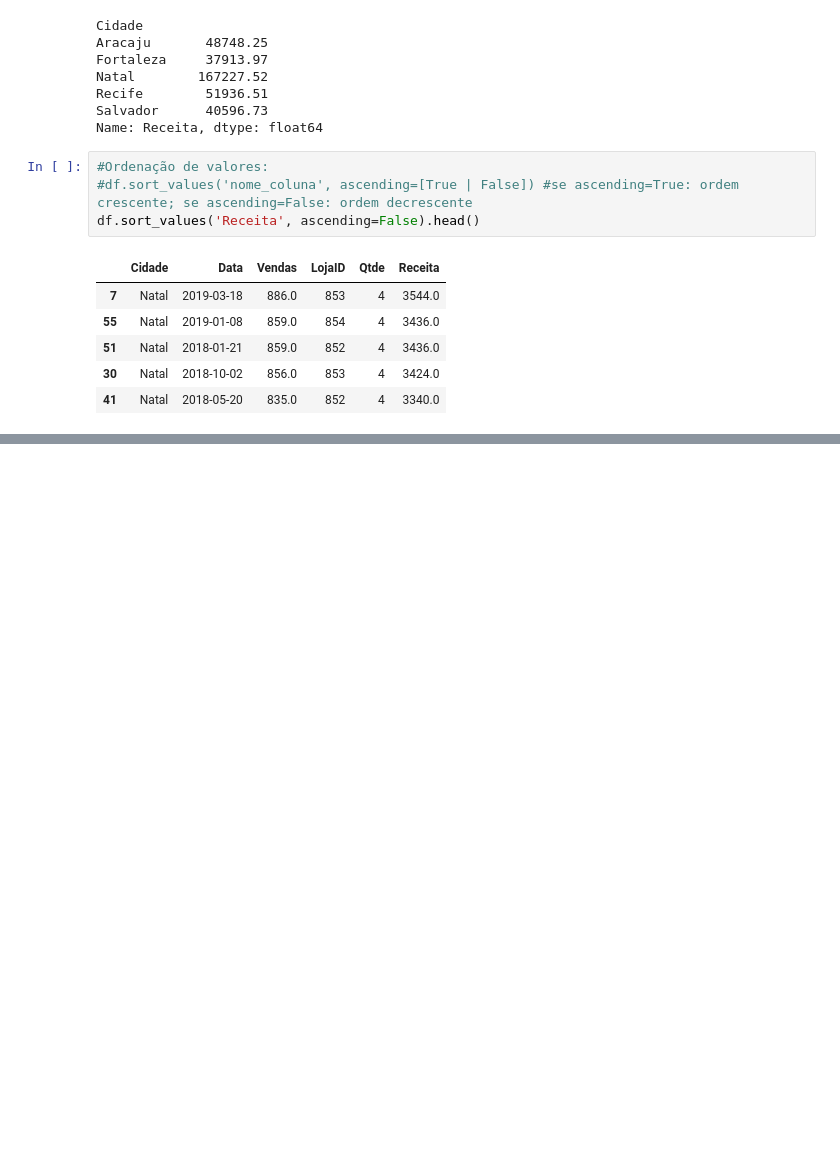
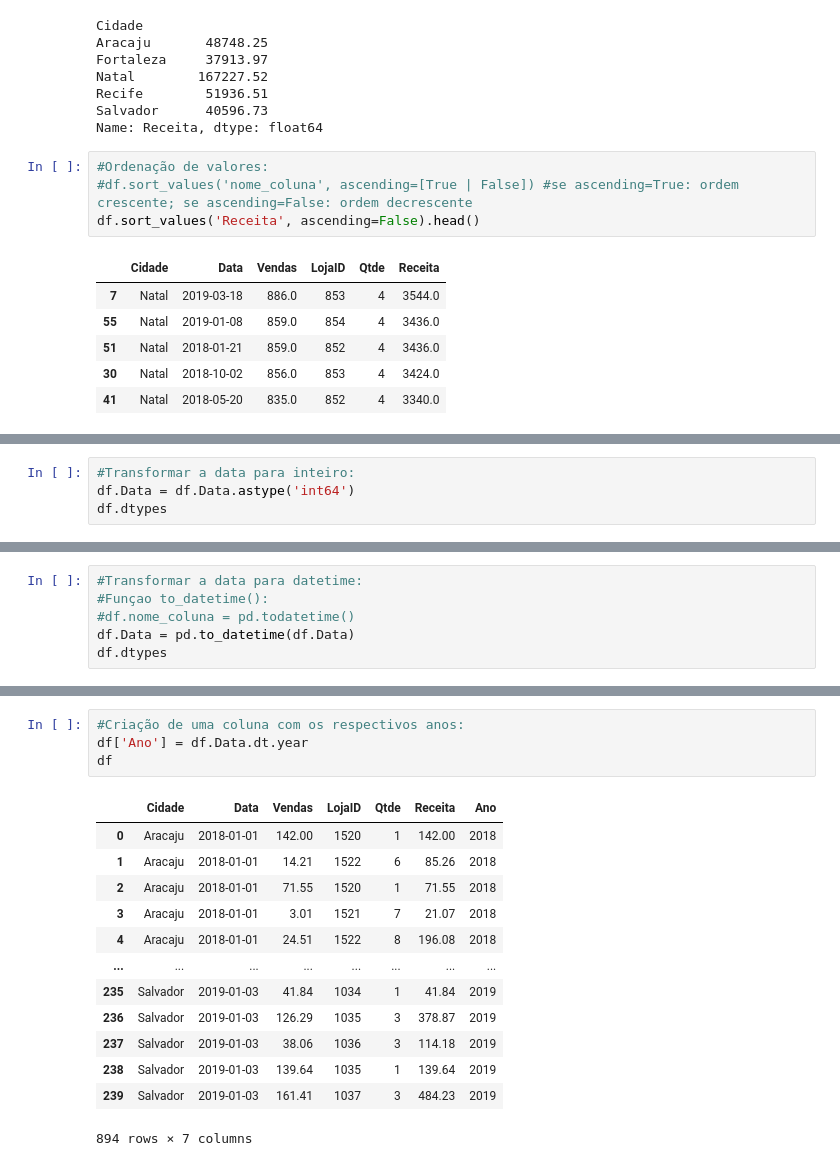
Before and after one commit to shl0mo/AnaliseDados_DIO-Pandas, a Jupyter notebook: AnaliseDados_DIO_Pandas.ipynb, the cells around one changed output, grey strips where cells are left out. Drawn from its saved outputs; the diff is of its cells as text; blank space fills up the shorter version.

Commit message:
'datas-1'

```diff
--- a/AnaliseDados_DIO_Pandas.ipynb
+++ b/AnaliseDados_DIO_Pandas.ipynb
@@ -279,0 +295,4 @@ df.sort_values('Receita', ascending=False).head()
+# %%
+#Transformar a data para inteiro:
+df.Data = df.Data.astype('int64')
+df.dtypes
@@ -279,0 +307,6 @@ df.sort_values('Receita', ascending=False).head()
+# %%
+#Transformar a data para datetime:
+#Funçao to_datetime():
+#df.nome_coluna = pd.todatetime()
+df.Data = pd.to_datetime(df.Data)
+df.dtypes
@@ -279,0 +331,18 @@ df.sort_values('Receita', ascending=False).head()
+# %%
+#Criação de uma coluna com os respectivos anos:
+df['Ano'] = df.Data.dt.year
+df
+# %% [output]
+|  | Cidade | Data | Vendas | LojaID | Qtde | Receita | Ano |
+| 0 | Aracaju | 2018-01-01 | 142.00 | 1520 | 1 | 142.00 | 2018 |
+| 1 | Aracaju | 2018-01-01 | 14.21 | 1522 | 6 | 85.26 | 2018 |
+| 2 | Aracaju | 2018-01-01 | 71.55 | 1520 | 1 | 71.55 | 2018 |
+| 3 | Aracaju | 2018-01-01 | 3.01 | 1521 | 7 | 21.07 | 2018 |
+| 4 | Aracaju | 2018-01-01 | 24.51 | 1522 | 8 | 196.08 | 2018 |
+| ... | ... | ... | ... | ... | ... | ... | ... |
+| 235 | Salvador | 2019-01-03 | 41.84 | 1034 | 1 | 41.84 | 2019 |
+| 236 | Salvador | 2019-01-03 | 126.29 | 1035 | 3 | 378.87 | 2019 |
+| 237 | Salvador | 2019-01-03 | 38.06 | 1036 | 3 | 114.18 | 2019 |
+| 238 | Salvador | 2019-01-03 | 139.64 | 1035 | 1 | 139.64 | 2019 |
+| 239 | Salvador | 2019-01-03 | 161.41 | 1037 | 3 | 484.23 | 2019 |
+894 rows × 7 columns
```
Also changed, not shown: parts of 12 cells of this notebook.
